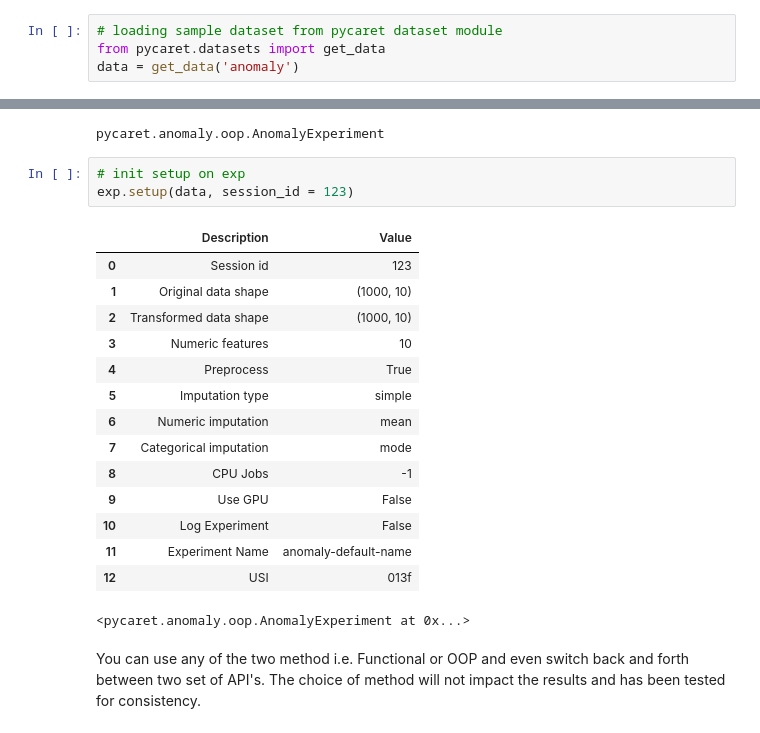
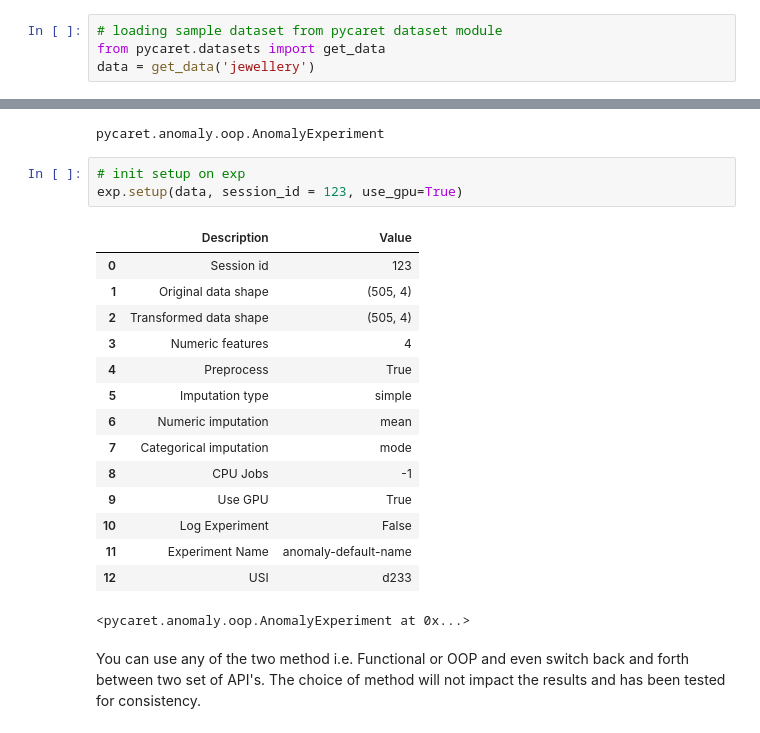
Before and after one commit to ashivashankars/CMPE255_Assignments, a Jupyter notebook: tutorials/Tutorial - Anomaly Detection.ipynb, the cells around one changed output, grey strips where cells are left out. Saved outputs shown, nothing was run; the diff lists cells and outputs as text.

```diff
--- a/tutorials/Tutorial - Anomaly Detection.ipynb
+++ b/tutorials/Tutorial - Anomaly Detection.ipynb
@@ -71,5 +145,5 @@ A typical workflow in PyCaret's unsupervised module consist of following 6 steps
 # %%
 # loading sample dataset from pycaret dataset module
 from pycaret.datasets import get_data
-data = get_data('anomaly')
+data = get_data('jewellery')
 # %% [output]
@@ -128,22 +202,22 @@ type(exp)
 pycaret.anomaly.oop.AnomalyExperiment
 # %%
 # init setup on exp
-exp.setup(data, session_id = 123)
+exp.setup(data, session_id = 123, use_gpu=True)
 # %% [output]
 |  | Description | Value |
 | 0 | Session id | 123 |
-| 1 | Original data shape | (1000, 10) |
-| 2 | Transformed data shape | (1000, 10) |
-| 3 | Numeric features | 10 |
+| 1 | Original data shape | (505, 4) |
+| 2 | Transformed data shape | (505, 4) |
+| 3 | Numeric features | 4 |
 | 4 | Preprocess | True |
 | 5 | Imputation type | simple |
 | 6 | Numeric imputation | mean |
 | 7 | Categorical imputation | mode |
 | 8 | CPU Jobs | -1 |
-| 9 | Use GPU | False |
+| 9 | Use GPU | True |
 | 10 | Log Experiment | False |
 | 11 | Experiment Name | anomaly-default-name |
-| 12 | USI | 013f |
+| 12 | USI | d233 |
 <pycaret.anomaly.oop.AnomalyExperiment at 0x...>
 # %% [markdown]
 You can use any of the two method i.e. Functional or OOP and even switch back and forth between two set of API's. The choice of method will not impact the results and has been tested for consistency.
```
Also changed, not shown: parts of 28 cells of this notebook.
